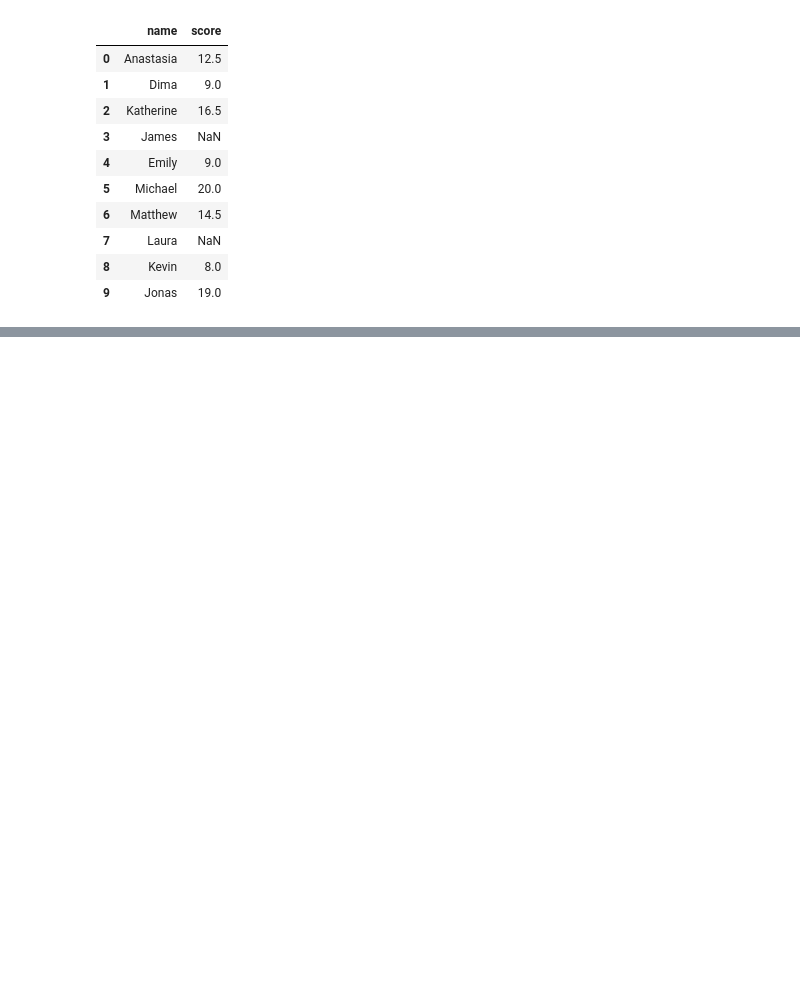
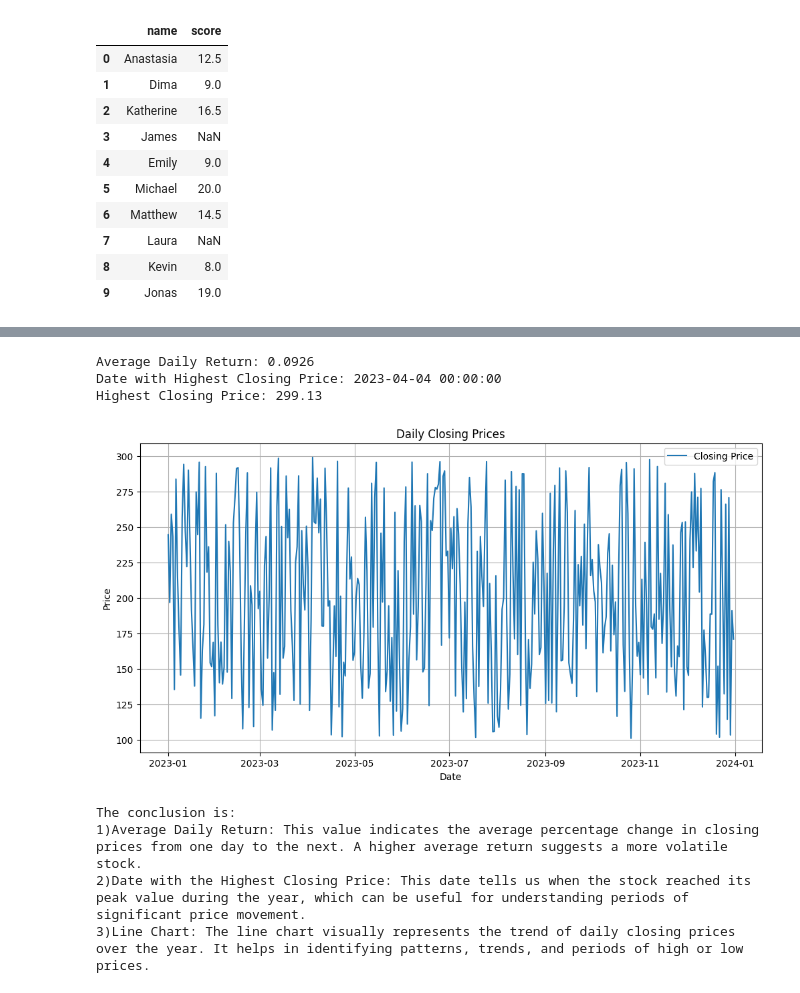
Before and after one commit to DivyaS18/Anudip-, a Jupyter notebook: Pandas/LAB WORK/Lab6.ipynb, the cells around one changed output, grey strips where cells are left out. Drawn from its saved outputs; the diff is of its cells as text; code cells hidden in the pictures; blank space fills up the shorter version.

```diff
--- a/Pandas/LAB WORK/Lab6.ipynb
+++ b/Pandas/LAB WORK/Lab6.ipynb
@@ -211,0 +242,47 @@ Select Specific Column:
+# %%
+#Scenario: Analyzing Stock Prices
+#Suppose you are an investor interested in analyzing the stock prices of a particular company over a year.
+#You have collected daily closing prices for that company's stock, and you want to perform some analysis like Calculate
+#the average daily return,Find the date with the highest closing price and also generate a line chart using Pandas Series.
+#Further, you need to get some inference out of the chart. Create a ChatGPT prompt to generate the code for this scenario. Based on the code
+#generated, ask ChatGPT to give the conclusion/inference.
+#Note. You can provide the data to ChatGPT in the form of a list or dictionary or ask it to use sample data.
+
+import pandas as pd
+import numpy as np
+import matplotlib.pyplot as plt
+
+
+dates = pd.date_range(start='2023-01-01', end='2023-12-31', freq='D')       # Sample data: Daily closing prices for one year
+closing_prices = np.random.uniform(low=100, high=300, size=len(dates))
+data = {'Date': dates, 'Closing Price': closing_prices}
+df = pd.DataFrame(data)
+df.set_index('Date', inplace=True)         # Setting 'Date' as the index
+df['Daily Return'] = df['Closing Price'].pct_change()      # Calculating the daily return
+average_daily_return = df['Daily Return'].mean()         # Calculating the average daily return
+max_closing_price_date = df['Closing Price'].idxmax()          # Finding the date with the highest closing price
+max_closing_price_value = df['Closing Price'].max()
+print(f"Average Daily Return: {average_daily_return:.4f}")
+print(f"Date with Highest Closing Price: {max_closing_price_date}")
+print(f"Highest Closing Price: {max_closing_price_value:.2f}")
+plt.figure(figsize=(12, 6))
+plt.plot(df.index, df['Closing Price'], label='Closing Price')
+plt.title('Daily Closing Prices')
+plt.xlabel('Date')
+plt.ylabel('Price')
+plt.legend()
+plt.grid(True)
+plt.show()
+
+print('''The conclusion is: \n1)Average Daily Return: This value indicates the average percentage change in closing prices from one day to the next. A higher average return suggests a more volatile stock.
+2)Date with the Highest Closing Price: This date tells us when the stock reached its peak value during the year, which can be useful for understanding periods of significant price movement.
+3)Line Chart: The line chart visually represents the trend of daily closing prices over the year. It helps in identifying patterns, trends, and periods of high or low prices.''')
+# %% [output]
+Average Daily Return: 0.0926
+Date with Highest Closing Price: 2023-04-04 00:00:00
+Highest Closing Price: 299.13
+[figure, added]
+The conclusion is:
+1)Average Daily Return: This value indicates the average percentage change in closing prices from one day to the next. A higher average return suggests a more volatile stock.
+2)Date with the Highest Closing Price: This date tells us when the stock reached its peak value during the year, which can be useful for understanding periods of significant price movement.
+3)Line Chart: The line chart visually represents the trend of daily closing prices over the year. It helps in identifying patterns, trends, and periods of high or low prices.
```
Also changed, not shown: parts of 2 cells of this notebook.
